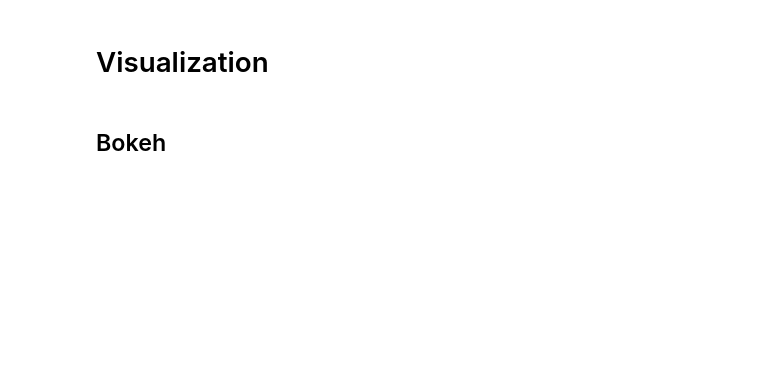
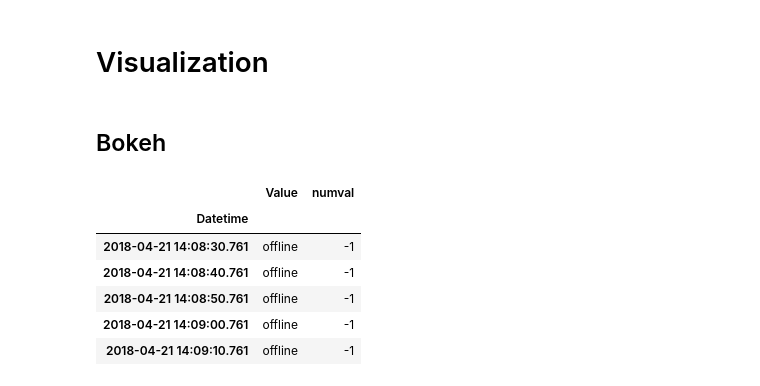
Before and after one commit to nickdex/Home, a Jupyter notebook: Home.ipynb, the cells around one changed output. Drawn from its saved outputs; the diff is of its cells as text; code cells hidden in the pictures; blank space fills up the shorter version.

```diff
--- a/Home.ipynb
+++ b/Home.ipynb
@@ -133,0 +139,14 @@ temp_week['Time'] = temp_week.index.time
+# %%
+df = pd.read_csv('presence-21apr-04may.csv', sep=',', index_col=0, parse_dates=True) # original Data
+# %%
+df['numval'] = df.Value.apply(lambda x: 1 if x == 'online' else -1)
+# %%
+df.head()
+# %% [output]
+|  | Value | numval |
+| Datetime |  |  |
+| 2018-04-21 14:08:30.761 | offline | -1 |
+| 2018-04-21 14:08:40.761 | offline | -1 |
+| 2018-04-21 14:08:50.761 | offline | -1 |
+| 2018-04-21 14:09:00.761 | offline | -1 |
+| 2018-04-21 14:09:10.761 | offline | -1 |
```
Also changed, not shown: parts of 12 cells of this notebook.
